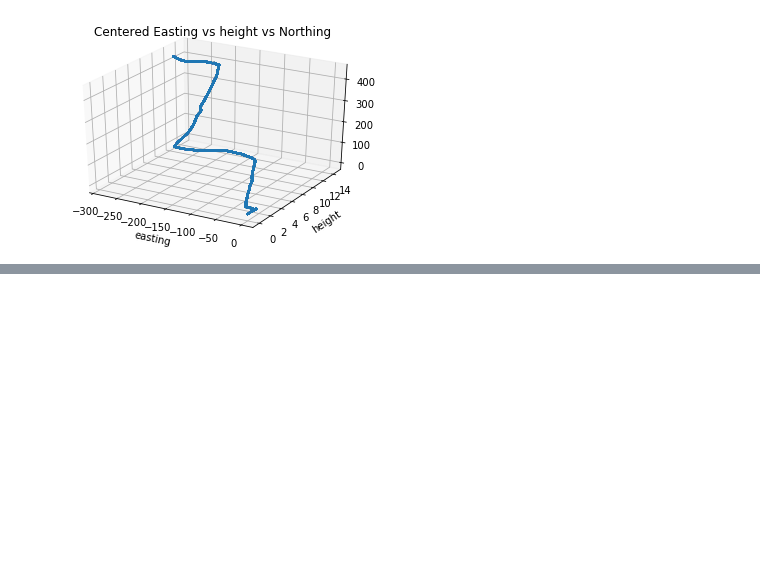
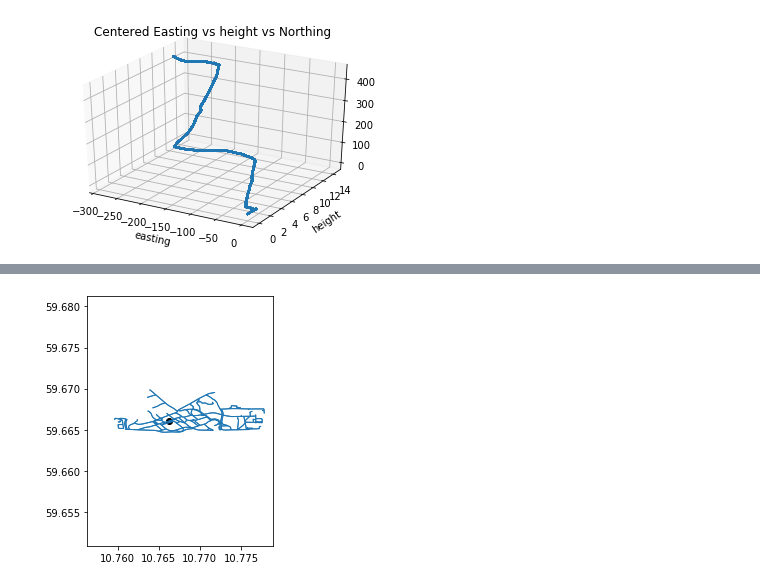
Before and after one commit to jcmayoral/gr_navigation, a Jupyter notebook: gr_tools/UTS_processing/Untitled.ipynb, the cells around one changed output, grey strips where cells are left out. Cells and saved outputs as stored; diff of their text form; code cells hidden in the pictures; blank space fills up the shorter version.

```diff
--- a/gr_tools/UTS_processing/Untitled.ipynb
+++ b/gr_tools/UTS_processing/Untitled.ipynb
@@ -117,0 +147,8 @@ Text(0.5, 0, 'height')
+# %%
+fig, ax = plt.subplots()
+
+area.plot(ax=ax, facecolor='black')
+edges.plot(ax=ax, linewidth=1)#, edgecolor=b'#BC8F8F')
+plt.tight_layout()
+# %% [output]
+[figure, added]
```
Also changed, not shown: parts of 28 cells of this notebook.
